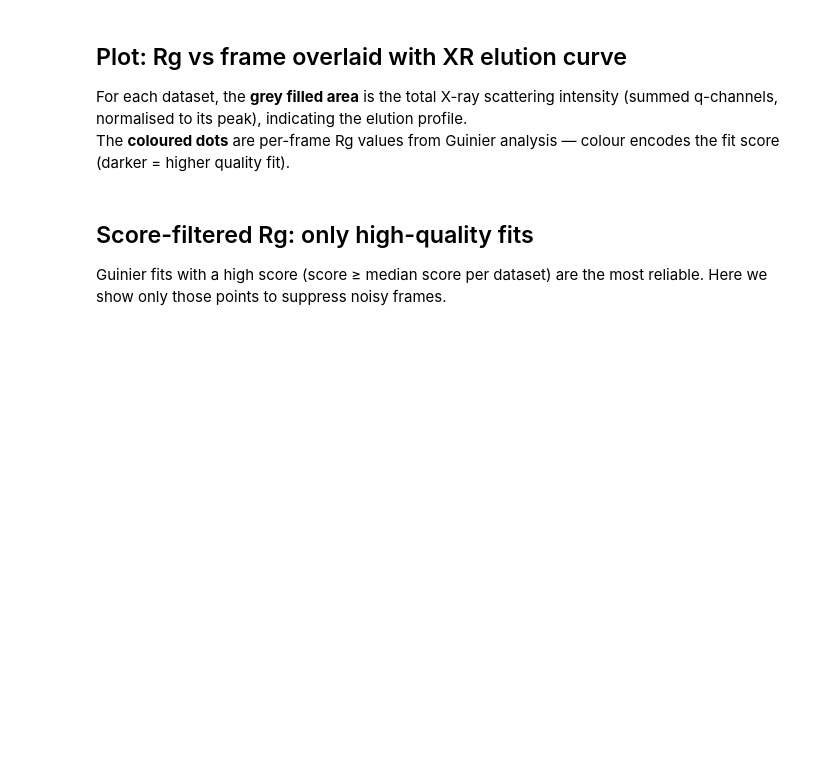
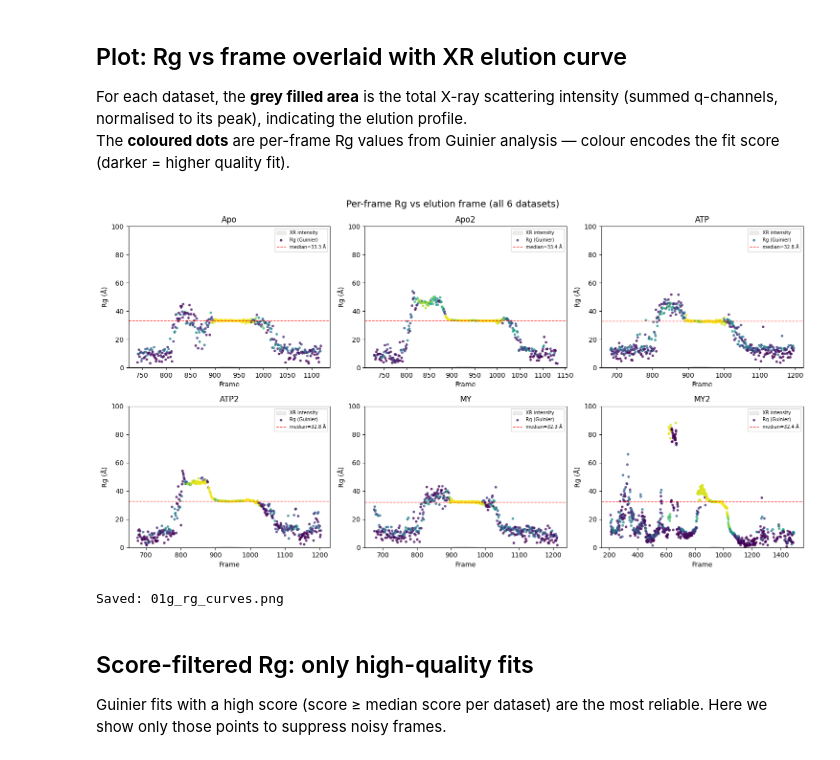
Before and after one commit to biosaxs-dev/molass-researcher, a Jupyter notebook: experiments/01_shimizu_averaging/01g_rg_curve_analysis.ipynb, the cells around one changed output. Drawn from its saved outputs; the diff is of its cells as text; code cells hidden in the pictures; blank space fills up the shorter version.

```diff
--- a/experiments/01_shimizu_averaging/01g_rg_curve_analysis.ipynb
+++ b/experiments/01_shimizu_averaging/01g_rg_curve_analysis.ipynb
@@ -99,7 +114,7 @@ for name, res in results.items():
     print(f'Computing Rg curve for {name} ...', end=' ', flush=True)
     rgcurve = decomp.get_rg_curve()
     rg_curves[name] = rgcurve
-    valid = [v for v in rgcurve.y if v is not None and v > 0]
+    valid = rgcurve.y[np.isfinite(rgcurve.y) & (rgcurve.y > 0)]
     print(f'{len(rgcurve.x)} frames, {len(valid)} valid fits,'
           f' Rg median = {np.median(valid):.1f} Å (valid only)')
 
@@ -118,46 +148,47 @@ fig.suptitle('Per-frame Rg vs elution frame (all 6 datasets)', fontsize=14)
 
 for ax, name in zip(axes.flat, NAMES):
     decomp  = results[name]['decomposition']
     rgcurve = rg_curves[name]
 
-    # Total XR elution curve (normalised)
+    # Total XR elution curve (normalised) — use original frame numbers on x-axis
     xr_total = decomp.xr.M.sum(axis=0)
     xr_norm  = xr_total / xr_total.max()
-    frames   = np.arange(len(xr_norm))
+    frames   = decomp.xr.jv          # original frame numbers (not column indices)
     ax.fill_between(frames, xr_norm, alpha=0.15, color='grey', label='XR intensity')
 
-    # Rg curve (None → nan)
-    rg_x     = rgcurve.x
-    rg_y     = np.array([v if v is not None else np.nan for v in rgcurve.y], dtype=float)
-    scores   = np.array(rgcurve.scores, dtype=float)
+    # Rg curve — already a float array with nan for failed fits (library fix #22)
+    rg_x   = rgcurve.x               # original frame numbers (library fix #21)
+    rg_y   = rgcurve.y
+    scores = np.array(rgcurve.scores, dtype=float)
 
     # Only plot where Rg is physically reasonable (positive, not huge)
     mask = np.isfinite(rg_y) & (rg_y > 0) & (rg_y < 200)
     sc = ax.scatter(rg_x[mask], rg_y[mask],
                     c=scores[mask], cmap='viridis',
                     s=8, alpha=0.7, label='Rg (Guinier)')
 
-    # Median Rg in peak region
-    peak_mask = xr_norm > 0.5  # frames near the peak
-    peak_rg_vals = rg_y[peak_mask] if len(rg_x) == len(xr_norm) else np.array([])
-    # rg_x may not span all frames — use intersection
-    rg_in_peak = [rg_y[k] for k, j in enumerate(rg_x) if j < len(peak_mask) and peak_mask[j]
-                  and rg_y[k] > 0 and np.isfinite(rg_y[k])]
-    if rg_in_peak:
+    # Median Rg in peak region — compare using original frame numbers
+    peak_jv = set(frames[xr_norm > 0.5])
+    rg_in_peak = rg_y[[k for k, j in enumerate(rg_x) if j in peak_jv]]
+    rg_in_peak = rg_in_peak[np.isfinite(rg_in_peak) & (rg_in_peak > 0)]
+    if len(rg_in_peak):
         med_rg = np.median(rg_in_peak)
         ax.axhline(med_rg, color='red', lw=1, ls='--', alpha=0.7,
                    label=f'median={med_rg:.1f} Å')
 
     ax.set_title(name)
     ax.set_xlabel('Frame')
     ax.set_ylabel('Rg (Å)')
     ax.legend(fontsize=7, loc='upper right')
     ax.set_ylim(0, 100)
 
 plt.tight_layout()
 plt.savefig('01g_rg_curves.png', dpi=120, bbox_inches='tight')
 plt.show()
 print('Saved: 01g_rg_curves.png')
+# %% [output]
+[figure, added]
+Saved: 01g_rg_curves.png
 # %% [markdown]
 ## Score-filtered Rg: only high-quality fits
 
```
Also changed, not shown: parts of 6 cells of this notebook, 5 other files.
